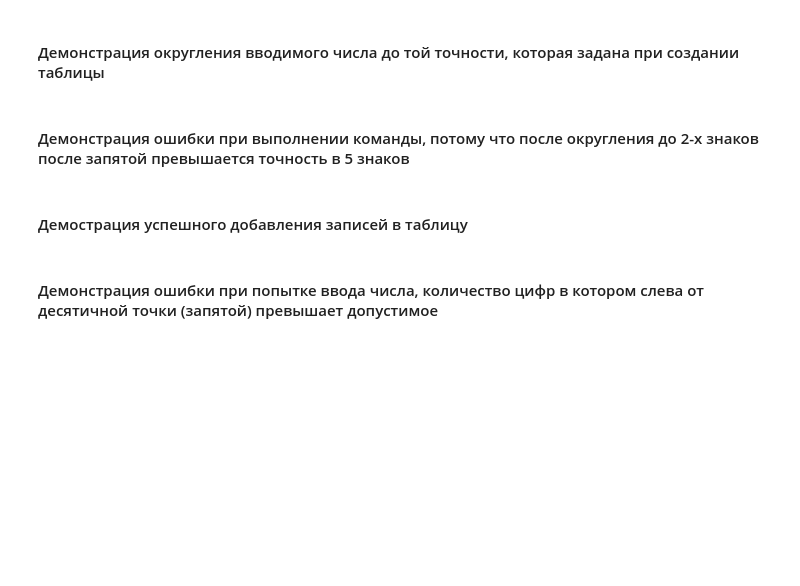
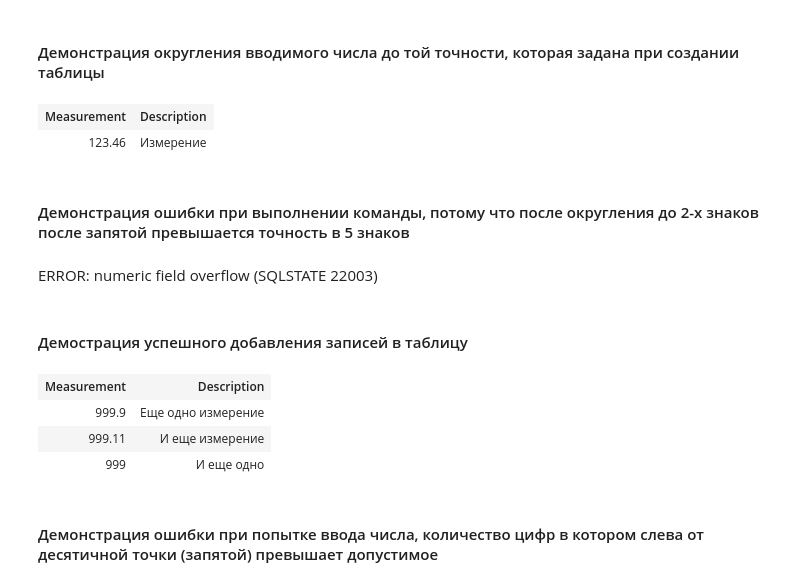
Before and after one commit to vowatchka/postgres_basic, a Jupyter notebook: practices/4_postgres_datatypes/gorm.ipynb, the cells around one changed output. Saved outputs shown, nothing was run; the diff lists cells and outputs as text; code cells hidden in the pictures; blank space fills up the shorter version.

```diff
--- a/practices/4_postgres_datatypes/gorm.ipynb
+++ b/practices/4_postgres_datatypes/gorm.ipynb
@@ -87,24 +50,37 @@ INSERT INTO test_numeric VALUES ( 998.9999, 'И еще одно' );
 ### Решение
 # %% [markdown]
 #### Демонстрация округления вводимого числа до той точности, которая задана при создании таблицы
-# %%
-# Императивное создание таблицы, потому что она не содержит атрибут первичного ключа
-TestNumeric = Table(
-    "test_numeric",
-    MetaData(),
-    Column(name="measurement", type_=Numeric(5, 2)),
-    Column(name="description", type_=Text)
-)
-
-
-with Session.begin() as session:
-    TestNumeric.create(bind=engine, checkfirst=True)
-
-    # Удаление записей
-    session.execute(delete(TestNumeric))
-
-    session.execute(insert(TestNumeric).values((123.4567890, "Измерение")))
-
-    sqlalchemy_table(session.execute(select(TestNumeric)))
+# %%
+type TestNumeric struct {
+    Measurement float32 `gorm:"type:numeric(5, 2)"`
+    Description string `gorm:"type:text"`
+}
+
+func (*TestNumeric) TableName() string {
+    return "test_numeric"
+}
+
+tableName := TestNumeric{}.TableName()
+
+if !db.Table(tableName).Migrator().HasTable(&TestNumeric{}) {
+    db.Table(tableName).Migrator().CreateTable(&TestNumeric{})
+}
+
+// Удаление записей
+// Можно через gorm.Session.AllowGlobalUpdate
+db.Session(&gorm.Session{AllowGlobalUpdate: true}).Table(tableName).Delete(&TestNumeric{})
+// Или можно через условие, выполняющееся для всех записей
+// db.Table(tableName).Where("1 = 1").Delete(&TestNumeric{})
+
+db.Table(tableName).Create(&TestNumeric{Measurement: 123.4567890, Description: "Измерение"})
+
+var results []TestNumeric
+db.Table(tableName).Find(&results)
+
+htmlTable, _ := table.Table(&results, []string{})
+display.HTML(htmlTable)
+# %% [output]
+| Measurement | Description |
+| 123.46 | Измерение |
 # %% [markdown]
 #### Демонстрация ошибки при выполнении команды, потому что после округления до 2-х знаков после запятой превышается точность в 5 знаков
@@ -118,2 +87,10 @@ with Session.begin() as session:
+# %%
+// Удаление записей
+db.Session(&gorm.Session{AllowGlobalUpdate: true}).Table(tableName).Delete(&TestNumeric{})
+
+result := db.Table(tableName).Create(&TestNumeric{Measurement: 999.9999, Description: "Какое-то измерение"})
+display.Markdown(fmt.Sprint(result.Error))
+# %% [output]
+ERROR: numeric field overflow (SQLSTATE 22003)
 # %% [markdown]
 #### Демострация успешного добавления записей в таблицу
@@ -130,2 +97,20 @@ with Session.begin() as session:
+# %%
+// Удаление записей
+db.Session(&gorm.Session{AllowGlobalUpdate: true}).Table(tableName).Delete(&TestNumeric{})
+
+db.Table(tableName).Create(&TestNumeric{Measurement: 999.9009, Description: "Еще одно измерение"})
+db.Table(tableName).Create(&TestNumeric{Measurement: 999.1111, Description: "И еще измерение"})
+db.Table(tableName).Create(&TestNumeric{Measurement: 998.9999, Description: "И еще одно"})
+
+var results []*TestNumeric
+db.Table(tableName).Find(&results)
+
+htmlTable, _ := table.Table(&results, []string{})
+display.HTML(htmlTable)
+# %% [output]
+| Measurement | Description |
+| 999.9 | Еще одно измерение |
+| 999.11 | И еще измерение |
+| 999 | И еще одно |
 # %% [markdown]
 #### Демонстрация ошибки при попытке ввода числа, количество цифр в котором слева от десятичной точки (запятой) превышает допустимое
```
Also changed, not shown: parts of 187 cells of this notebook.
